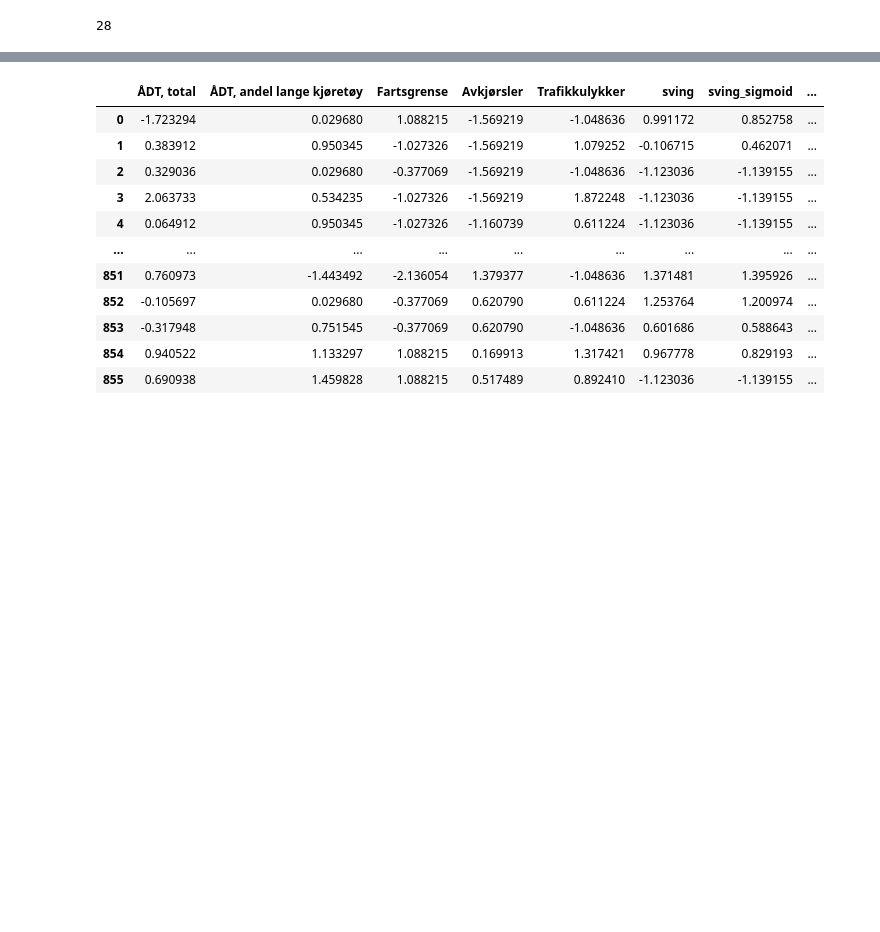
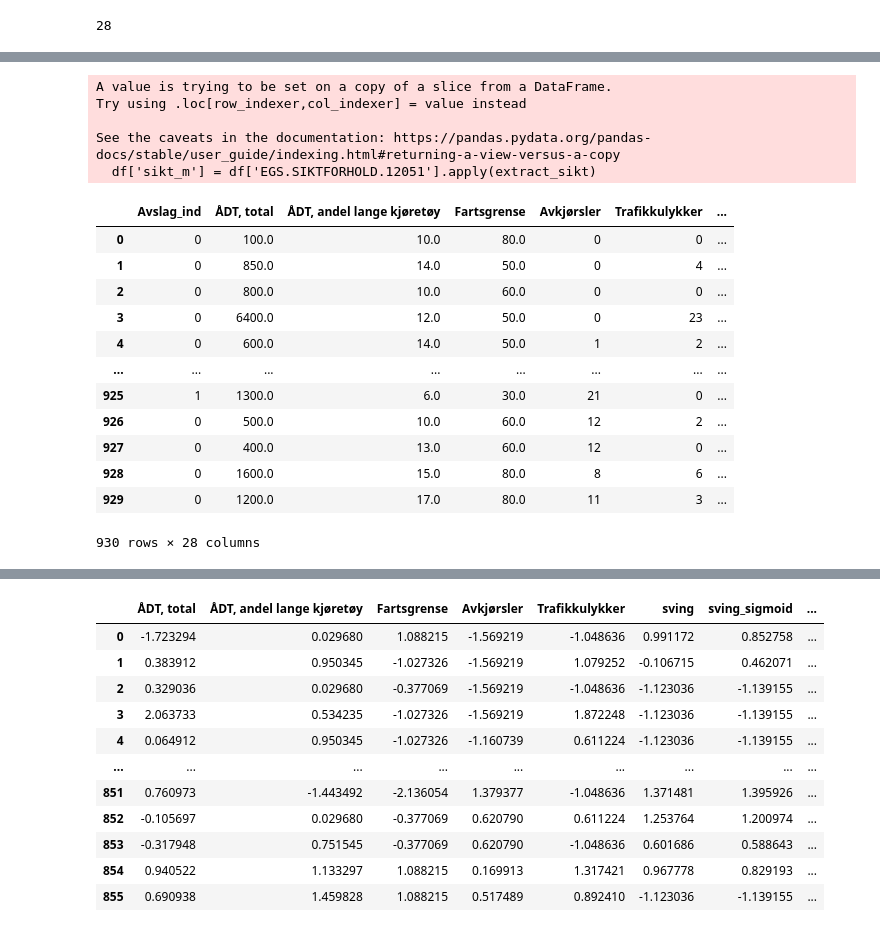
Before and after one commit to sormann/trfkaipoc, a Jupyter notebook: notebooks/avslag_binær-smote.ipynb, the cells around one changed output, grey strips where cells are left out. Saved outputs shown, nothing was run; the diff lists cells and outputs as text; code cells hidden in the pictures; blank space fills up the shorter version.

```diff
--- a/notebooks/avslag_binær-smote.ipynb
+++ b/notebooks/avslag_binær-smote.ipynb
@@ -59,0 +74,38 @@ df_encoded=df_encoded.dropna()
+# %%
+# Funksjon for å trekke ut siktlengde
+def extract_sikt(val):
+    if pd.isna(val):
+        return np.nan
+    val = val.strip().lower()
+    if 'god' in val:
+        return None  # vil kategorisere som lang sikt
+    # Finn alle tall i teksten
+    match = re.findall(r'\d+', val)
+    if match:
+        sikt_m = max(int(x) for x in match)  # tar lengste som representativ
+        return sikt_m
+    return None
+
+df['sikt_m'] = df['EGS.SIKTFORHOLD.12051'].apply(extract_sikt)
+
+# Lag kategoriske variabler direkte
+def kategoriser_sikt(val, original):
+    if pd.isna(original):
+        return 'ukjent sikt'
+    if val is None or ('god' in str(original).lower()):
+        return 'lang sikt'
+    elif val < 50:
+        return 'kort sikt'
+    elif val <= 99:
+        return 'middels sikt'
+    else:
+        return 'lang sikt'
+
+#df['sikt_kategori'] = df.apply(lambda row: kategoriser_sikt(row['sikt_m'], row['EGS.SIKTFORHOLD.12051']), axis=1)
+df = df.drop(['EGS.SIKTFORHOLD.12051','sikt_m'], axis=1)
+# %% [output]
+A value is trying to be set on a copy of a slice from a DataFrame.
+Try using .loc[row_indexer,col_indexer] = value instead
+
+See the caveats in the documentation: https://pandas.pydata.org/pandas-docs/stable/user_guide/indexing.html#returning-a-view-versus-a-copy
+  df['sikt_m'] = df['EGS.SIKTFORHOLD.12051'].apply(extract_sikt)
@@ -59,0 +114,16 @@ df_encoded=df_encoded.dropna()
+# %%
+df_encoded
+# %% [output]
+|  | Avslag_ind | ÅDT, total | ÅDT, andel lange kjøretøy | Fartsgrense | Avkjørsler | Trafikkulykker | ... |
+| 0 | 0 | 100.0 | 10.0 | 80.0 | 0 | 0 | ... |
+| 1 | 0 | 850.0 | 14.0 | 50.0 | 0 | 4 | ... |
+| 2 | 0 | 800.0 | 10.0 | 60.0 | 0 | 0 | ... |
+| 3 | 0 | 6400.0 | 12.0 | 50.0 | 0 | 23 | ... |
+| 4 | 0 | 600.0 | 14.0 | 50.0 | 1 | 2 | ... |
+| ... | ... | ... | ... | ... | ... | ... | ... |
+| 925 | 1 | 1300.0 | 6.0 | 30.0 | 21 | 0 | ... |
+| 926 | 0 | 500.0 | 10.0 | 60.0 | 12 | 2 | ... |
+| 927 | 0 | 400.0 | 13.0 | 60.0 | 12 | 0 | ... |
+| 928 | 0 | 1600.0 | 15.0 | 80.0 | 8 | 6 | ... |
+| 929 | 0 | 1200.0 | 17.0 | 80.0 | 11 | 3 | ... |
+930 rows × 28 columns
```
Also changed, not shown: parts of 22 cells of this notebook, 1 other file.
